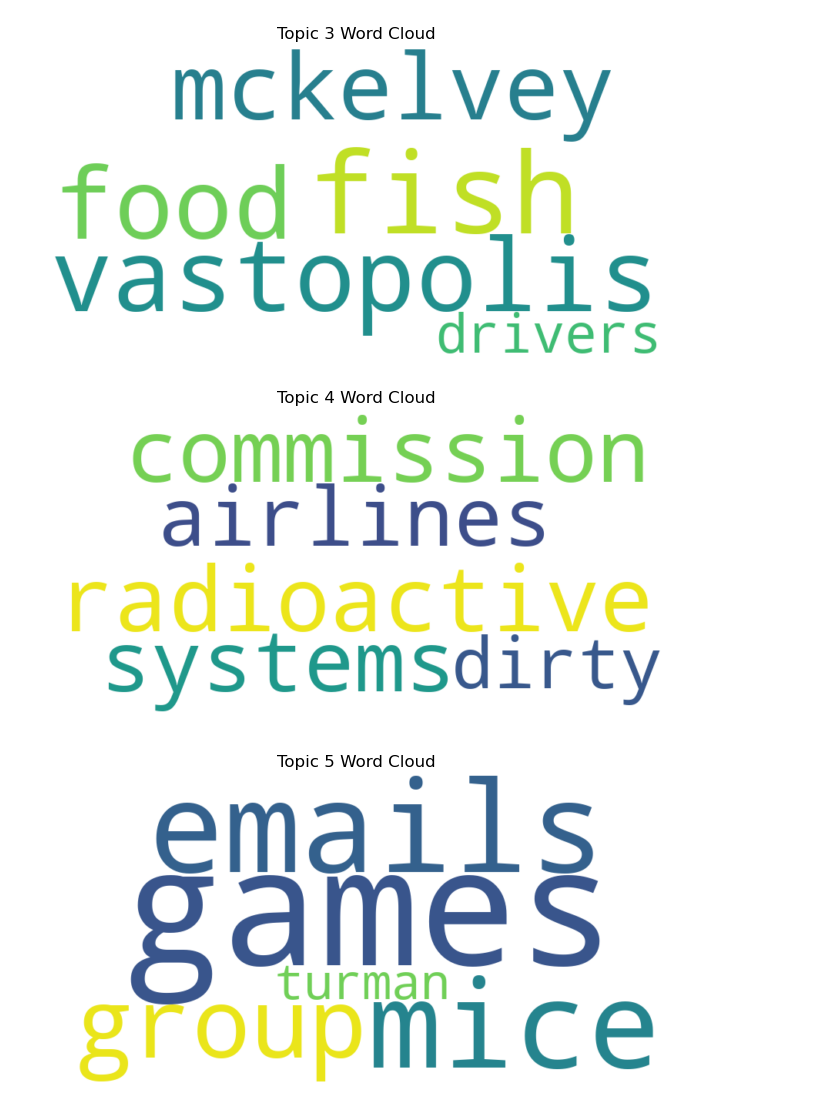
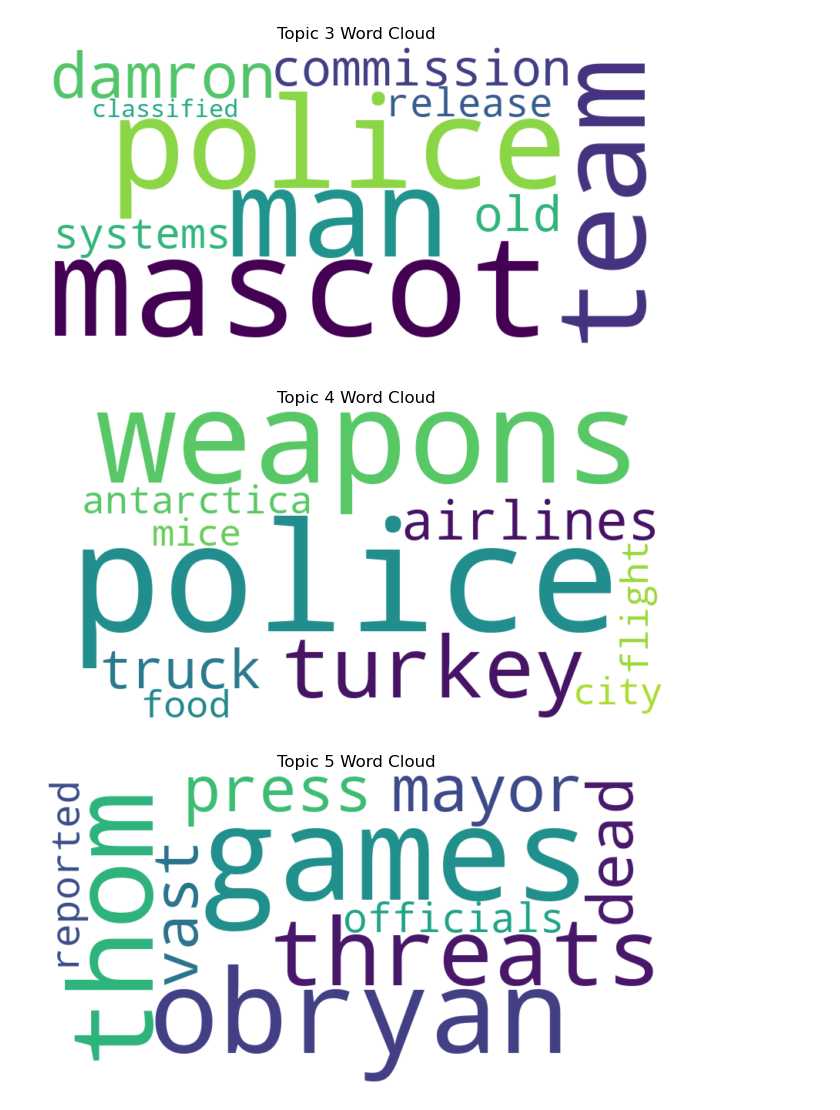
Before and after one commit to jronnefalk/advanced-visual-data-analysis, a Jupyter notebook: Labb 3/main_3.2.2.ipynb, the cells around one changed output. Saved outputs shown, nothing was run; the diff lists cells and outputs as text; code cells hidden in the pictures.

```diff
--- a/Labb 3/main_3.2.2.ipynb
+++ b/Labb 3/main_3.2.2.ipynb
@@ -19,6 +19,8 @@ def preprocess_text(text):
     tokens = word_tokenize(text)
     # Remove stopwords
     stop_words = set(stopwords.words("english"))
+    additional_stop_words = {"dog", "said", "fish","us","mr"}
+    stop_words.update(additional_stop_words)
     tokens = [word for word in tokens if word not in stop_words]
     # Combine tokens back into a single string
     return " ".join(tokens)
@@ -34,7 +36,7 @@ data = pd.read_csv("TNM098-MC3-2011.csv", delimiter=";")
 data["Processed_Content"] = data["Content"].apply(preprocess_text)
 
 # Definiera en lista med relevanta nyckelord
-relevant_keywords = ["threat", "terrorism", "dead", "attack", "explosion", "bomb", "dangerous"]
+relevant_keywords = ["threat", "terrorism", "dead", "attack", "explosion", "bomb", "dangerous","airlines","police"]
 
 # Filtrera datasetet baserat på nyckelorden i Processed_Content-kolumnen
 filtered_data = data[data["Processed_Content"].str.contains("|".join(relevant_keywords))]
@@ -110,14 +112,17 @@ def display_topics(model, feature_names, num_top_words):
 
 # Visualisera ämnen med WordCloud
 def visualize_topics(model, feature_names, num_top_words):
+    wordcloud_array=[]
     for topic_idx, topic in enumerate(model.components_):
         word_freq = {feature_names[i]: topic[i] for i in topic.argsort()[:-num_top_words - 1:-1]}
         wordcloud = WordCloud(width=800, height=400, background_color='white').generate_from_frequencies(word_freq)
+        wordcloud_array.append(wordcloud)
         plt.figure(figsize=(8, 4))
         plt.imshow(wordcloud, interpolation='bilinear')
         plt.axis('off')
         plt.title(f'Topic {topic_idx + 1} Word Cloud')
         plt.show()
+    return wordcloud_array
 # %%
 # Skapa en TF-IDF-matris
 tfidf_vectorizer = TfidfVectorizer(stop_words='english', lowercase=True)
@@ -131,13 +136,13 @@ lda_model.fit(tfidf_matrix)
 
 # Skriv ut ämnena och relaterade ord
 print("Ämnen hittade via LDA:")
-num_top_words = 5  # Du kan justera antalet top-ord per ämne efter behov
+num_top_words = 10
 feature_names = tfidf_vectorizer.get_feature_names_out()
 display_topics(lda_model, feature_names, num_top_words)
 
 
 # Visualisera ämnen med WordCloud
-visualize_topics(lda_model, feature_names, num_top_words)
+wordcloud_array = visualize_topics(lda_model, feature_names, num_top_words)
 # %% [output]
 Ämnen hittade via LDA:
 Topic 1:
@@ -159,3 +164,3 @@ Top words: games, emails, mice, group, turman
-[figure, old version]
+[figure, new version]
-[figure, old version]
+[figure, new version]
-[figure, old version]
+[figure, new version]
```
Also changed, not shown: parts of 5 cells of this notebook.
